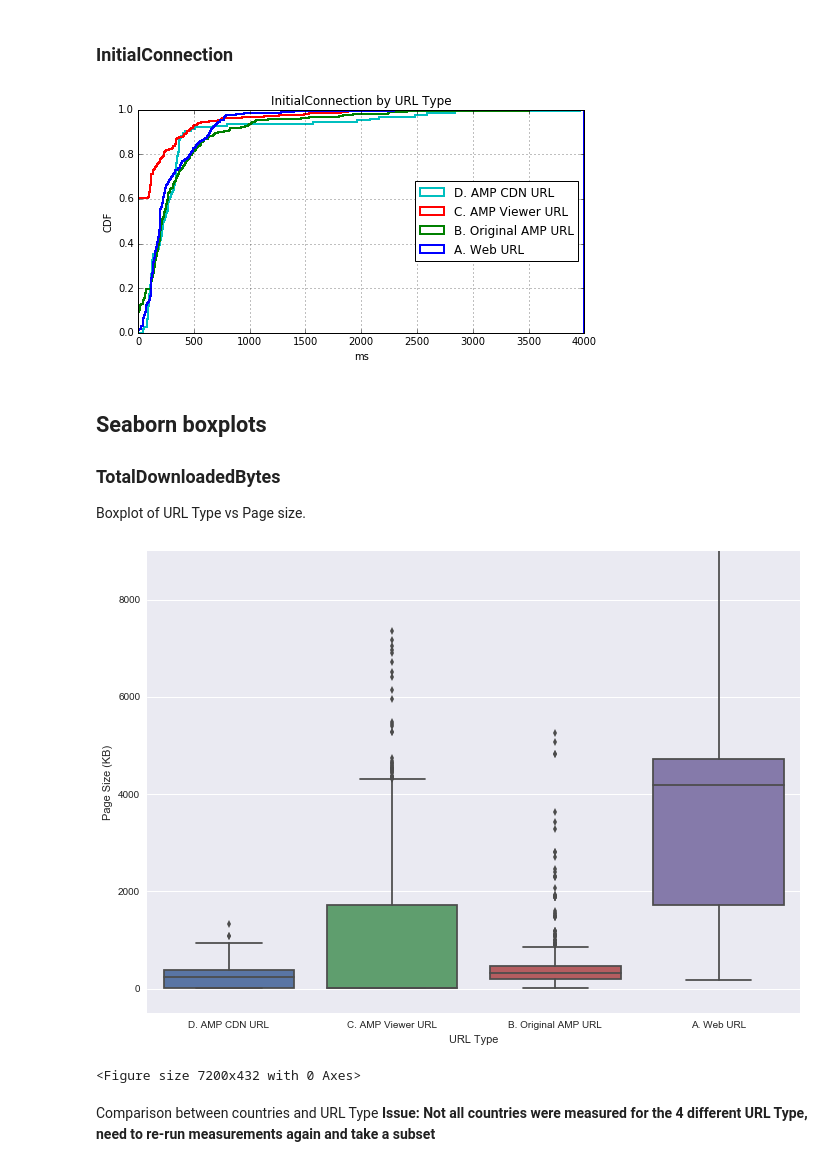
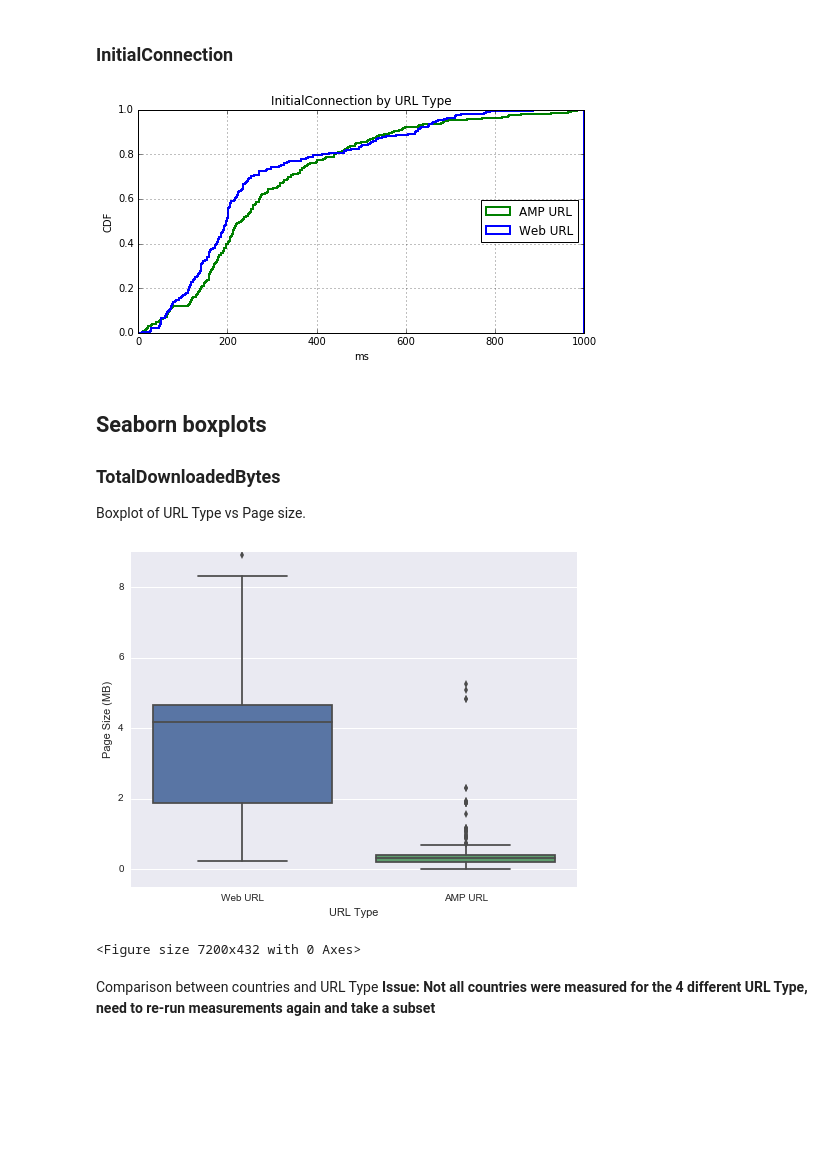
Before and after one commit to AFRINIC-Labs/content-africa-study, a Jupyter notebook: ampproject-study/Data-Analysis.ipynb, the cells around one changed output. Saved outputs shown, nothing was run; the diff lists cells and outputs as text; code cells hidden in the pictures; blank space fills up the shorter version.

Commit message:
removed amp_viewer and amp_cdn

```diff
--- a/ampproject-study/Data-Analysis.ipynb
+++ b/ampproject-study/Data-Analysis.ipynb
@@ -237,11 +259,11 @@ plt.show()
 n_bins = 500
 
 fig, ax = plt.subplots(figsize=(8, 4))
-labels = ['A. Web URL', 'B. Original AMP URL', 'C. AMP Viewer URL', 'D. AMP CDN URL']
+labels = ['Web URL', 'AMP URL']
 
 # plot the cumulative histogram
-n, bins, patches = ax.hist([df_size1['InitialConnection'], df_size2['InitialConnection'], df_size3['InitialConnection'], df_size4['InitialConnection']],
-                           n_bins, density=1, histtype='step', linewidth=2, range=[0,4000],
+n, bins, patches = ax.hist([df_size1['InitialConnection'], df_size2['InitialConnection']],
+                           n_bins, density=1, histtype='step', linewidth=2, range=[0,1000],
                            cumulative=True, label=labels)
 
 # tidy up the figure
@@ -254,23 +276,23 @@ ax.set_ylabel('CDF')
 plt.savefig("data/plots/CDF_InitialConnection.pdf")
 plt.show()
 # %% [output]
-[figure, old version]
+[figure, new version]
 # %% [markdown]
 ## Seaborn boxplots
 ### TotalDownloadedBytes
 Boxplot of URL Type vs Page size.
 # %%
-sns.set(rc={'figure.figsize':(11.7,8.27)})
+sns.set(rc={'figure.figsize':(8,6)})
 my_order = df_sizes.groupby(by=["Type"])["TotalDownloadedBytes"].median().iloc[::-1].index
 #sns.stripplot(x="Type", y="TotalDownloadedBytes", data=df_sizes, jitter=True, palette="Set2", dodge=True,linewidth=1,edgecolor='gray')
 ax = sns.boxplot(x="Type", y="TotalDownloadedBytes", data=df_sizes, order=my_order, palette="deep")
-ax.set(xlabel='URL Type', ylabel='Page Size (KB)')
-ax.set(ylim=(-500, 9000))
+ax.set(xlabel='URL Type', ylabel='Page Size (MB)')
+ax.set(ylim=(-0.5, 9))
 plt.figure(figsize=(100,6))
 ax.get_figure().savefig("data/plots/boxplot_URLType_PageSize.pdf")
 plt.show()
 # %% [output]
-[figure, old version]
+[figure, new version]
 <Figure size 7200x432 with 0 Axes>
 # %% [markdown]
 Comparison between countries and URL Type
```
Also changed, not shown: parts of 24 cells of this notebook, 20 other files.
